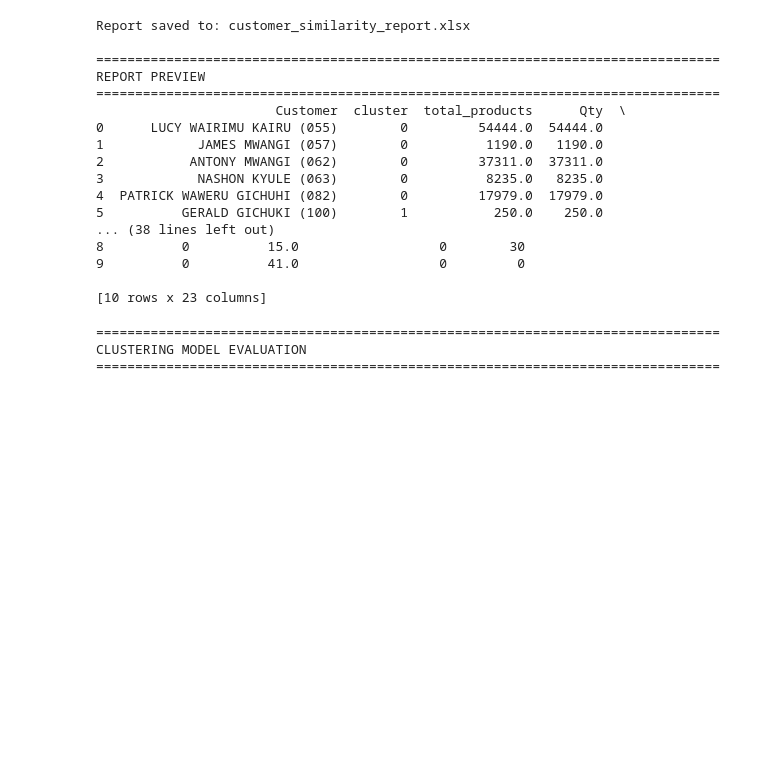
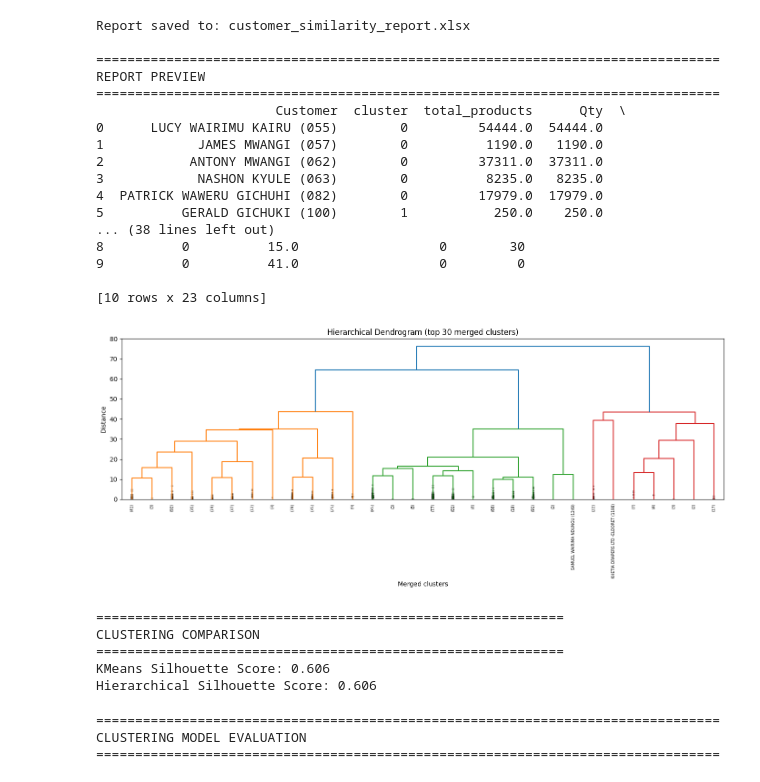
Before and after one commit to ndegwaanth/customer-similarity-analysis, a Jupyter notebook: customer.ipynb, the cells around one changed output. Saved outputs shown, nothing was run; the diff lists cells and outputs as text; code cells hidden in the pictures; blank space fills up the shorter version.

Commit message:
modified hierachical clustering image

```diff
--- a/customer.ipynb
+++ b/customer.ipynb
@@ -486,44 +480,53 @@ REPORT PREVIEW
 
 [10 rows x 23 columns]
 # %%
-def hierarchical_clustering_analysis(data, customer_names):
-    """Perform hierarchical clustering analysis"""
-
-    # Perform hierarchical clustering
+def hierarchical_clustering_analysis(data, customer_names, truncate_last_p=30):
+    """Perform hierarchical clustering analysis with a readable dendrogram"""
+    # Perform hierarchical clustering (Ward forces Euclidean metric)
     linked = linkage(data, method='ward')
 
-    plt.figure(figsize=(15, 8))
+    # Truncated dendrogram for readability on large customer sets
+    plt.figure(figsize=(14, 6))
     dendrogram(linked,
                orientation='top',
                distance_sort='descending',
                show_leaf_counts=True,
                leaf_rotation=90,
-               leaf_font_size=8,
-               labels=customer_names)
-
-    plt.title('Hierarchical Clustering Dendrogram - Customer Similarity')
-    plt.xlabel('Customers')
+               leaf_font_size=6,
+               labels=customer_names,
+               truncate_mode='lastp',
+               p=truncate_last_p,
+               show_contracted=True)
+    plt.title(f'Hierarchical Dendrogram (top {truncate_last_p} merged clusters)')
+    plt.xlabel('Merged clusters')
     plt.ylabel('Distance')
     plt.tight_layout()
     plt.show()
 
-    # Apply Agglomerative Clustering
+    # Apply Agglomerative Clustering (affinity deprecated; use metric)
     agg_clustering = AgglomerativeClustering(n_clusters=optimal_clusters,
-                                             affinity='euclidean',
+                                             metric='euclidean',
                                              linkage='ward')
     hierarchical_labels = agg_clustering.fit_predict(data)
 
     # Compare with KMeans results
     print(f"\n{'='*60}")
     print("CLUSTERING COMPARISON")
     print(f"{'='*60}")
     print(f"KMeans Silhouette Score: {silhouette_score(data, clusters):.3f}")
     print(f"Hierarchical Silhouette Score: {silhouette_score(data, hierarchical_labels):.3f}")
 
     return hierarchical_labels
 
-# Perform hierarchical clustering
-# hierarchical_labels = hierarchical_clustering_analysis(scaled_data, customer_purchases['Customer'].values)
+# Perform hierarchical clustering (adjust truncate_last_p for more/less detail)
+hierarchical_labels = hierarchical_clustering_analysis(scaled_data, customer_purchases['Customer'].values, truncate_last_p=30)
+# %% [output]
+[figure, added]
+============================================================
+CLUSTERING COMPARISON
+============================================================
+KMeans Silhouette Score: 0.606
+Hierarchical Silhouette Score: 0.606
 # %%
 from sklearn.metrics import calinski_harabasz_score
 from sklearn.mixture import GaussianMixture
```
Also changed, not shown: parts of 1 cell of this notebook.
